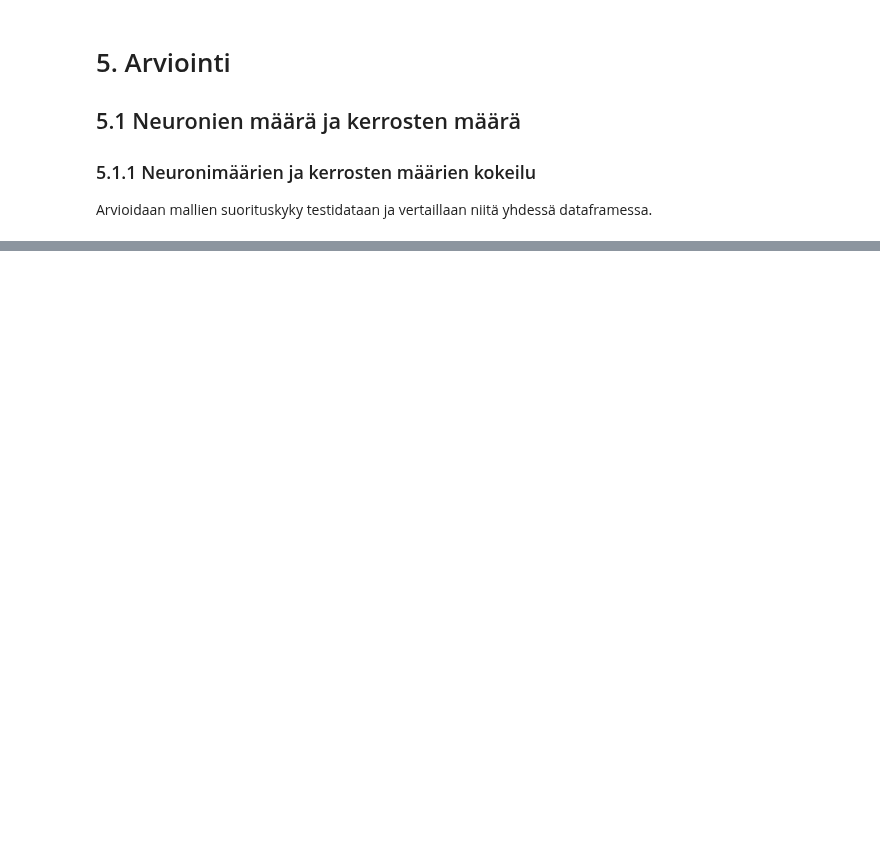
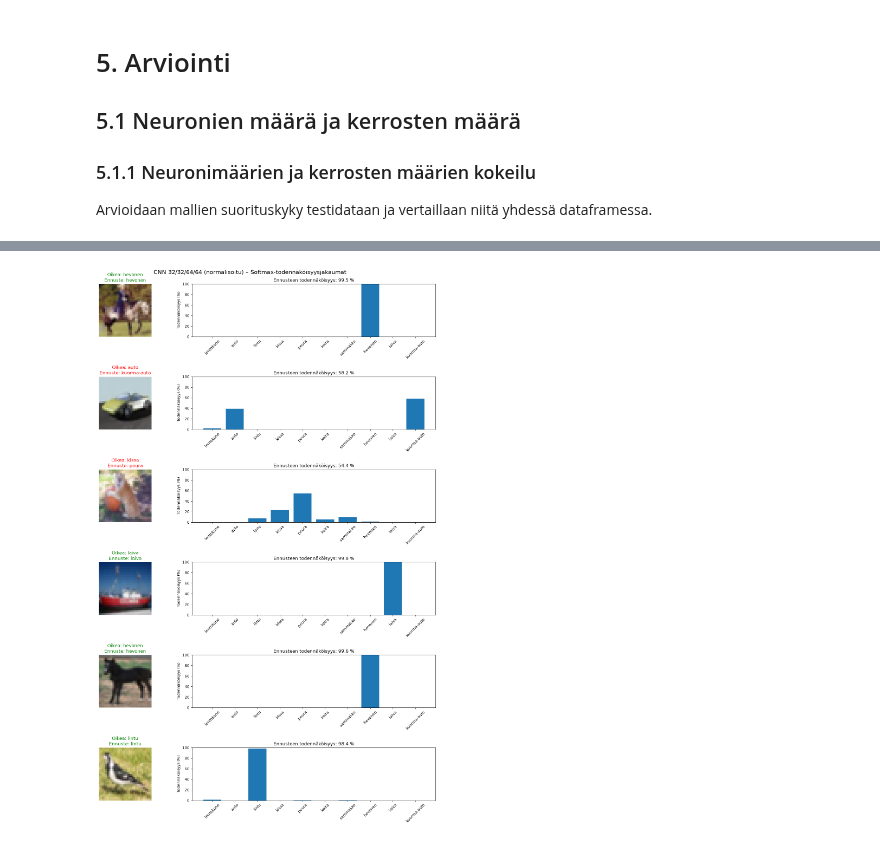
Before and after one commit to MustBeViable/Neuroverkkoprojekti, a Jupyter notebook: CIFAR-10/CIFAR-10_CNN.ipynb, the cells around one changed output, grey strips where cells are left out. Saved outputs shown, nothing was run; the diff lists cells and outputs as text; code cells hidden in the pictures; blank space fills up the shorter version.

```diff
--- a/CIFAR-10/CIFAR-10_CNN.ipynb
+++ b/CIFAR-10/CIFAR-10_CNN.ipynb
@@ -1086,0 +1408,68 @@ Verrattuna kaksikerroksiseen `32/64`-malliin tarkkuus parani **1,29 prosenttiyks
+# %%
+# Valitaan alkuperäinen CNN-malli ilman RGB-standardointia
+model_normal = model32_32_64_64_4layer
+
+# Valitaan samat validointikuvat
+x_val = x_train[-5000:]
+y_val = y_train[-5000:].ravel()
+
+# Kuvien määrä
+num_images = 6
+
+# Valitaan satunnaiset kuvat kiinteällä siemenellä
+rng = np.random.default_rng(0)
+selected_indices = rng.choice(
+    len(x_val), size=num_images, replace=False
+)
+
+# Ennustetaan normalisoitujen kuvien todennäköisyydet
+probabilities = model_normal.predict(
+    x_val[selected_indices], verbose=0
+)
+
+# Luodaan kuvaajat
+fig, axes = plt.subplots(
+    num_images, 2,
+    figsize=(14, num_images * 3.5),
+    gridspec_kw={"width_ratios": [1, 2]}
+)
+
+for i in range(num_images):
+    image = x_val[selected_indices[i]]
+    true_class = int(y_val[selected_indices[i]])
+    predicted_class = np.argmax(probabilities[i])
+
+    correct = true_class == predicted_class
+    color = "green" if correct else "red"
+
+    # Alkuperäinen RGB-kuva
+    axes[i, 0].imshow(image)
+    axes[i, 0].set_title(
+        f"Oikea: {class_names[true_class]}\n"
+        f"Ennuste: {class_names[predicted_class]}",
+        color=color
+    )
+    axes[i, 0].axis("off")
+
+    # Softmax-jakauma
+    axes[i, 1].bar(
+        class_names,
+        probabilities[i] * 100
+    )
+
+    axes[i, 1].set_title(
+        f"Ennusteen todennäköisyys: "
+        f"{probabilities[i][predicted_class] * 100:.1f} %"
+    )
+    axes[i, 1].set_ylabel("Todennäköisyys (%)")
+    axes[i, 1].set_ylim(0, 100)
+    axes[i, 1].tick_params(axis="x", rotation=45)
+
+plt.suptitle(
+    "CNN 32/32/64/64 (normalisoitu) – Softmax-todennäköisyysjakaumat",
+    fontsize=15
+)
+plt.tight_layout(h_pad=3.0)
+plt.show()
+# %% [output]
+[figure, added]
```
Also changed, not shown: parts of 45 cells of this notebook.
